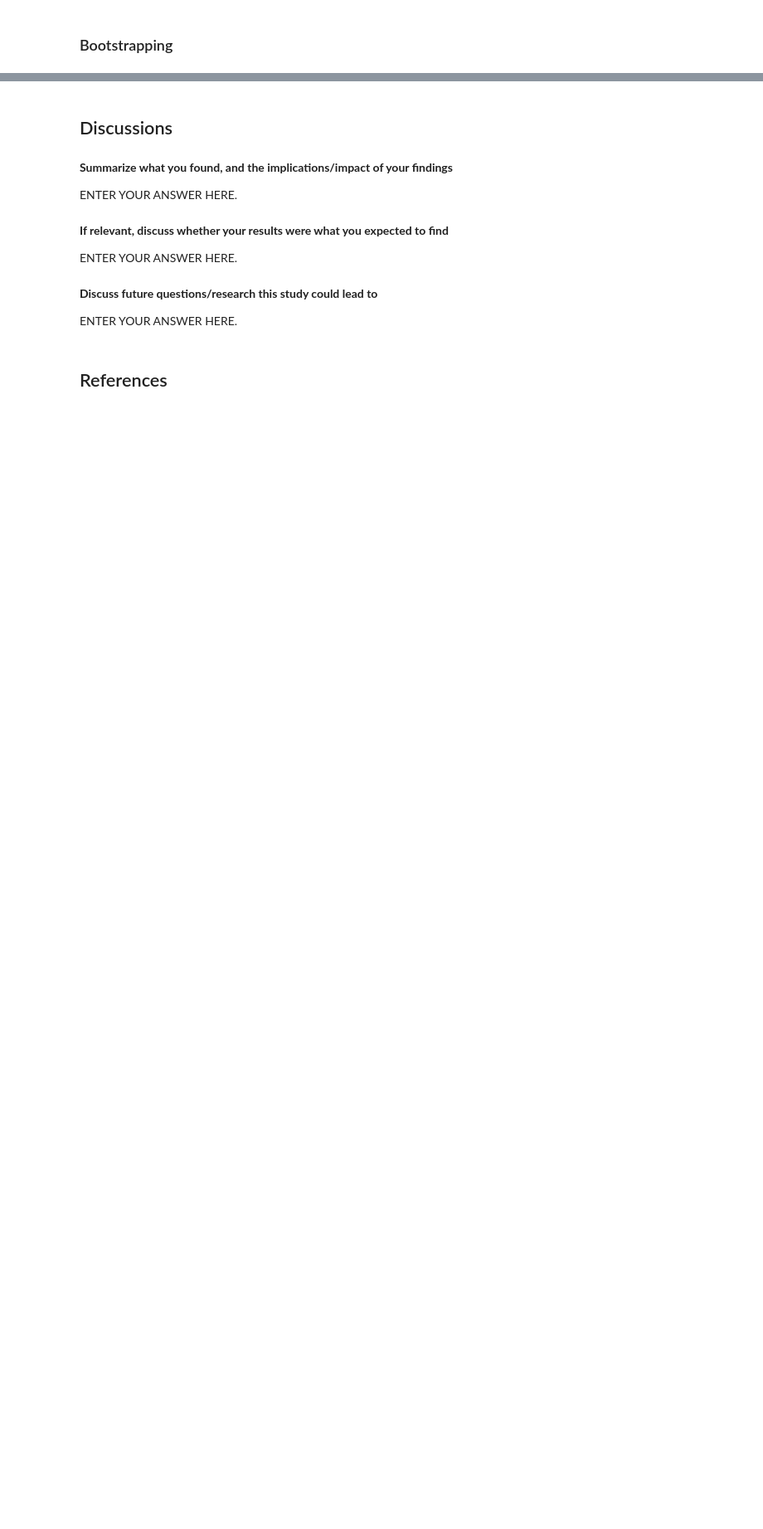
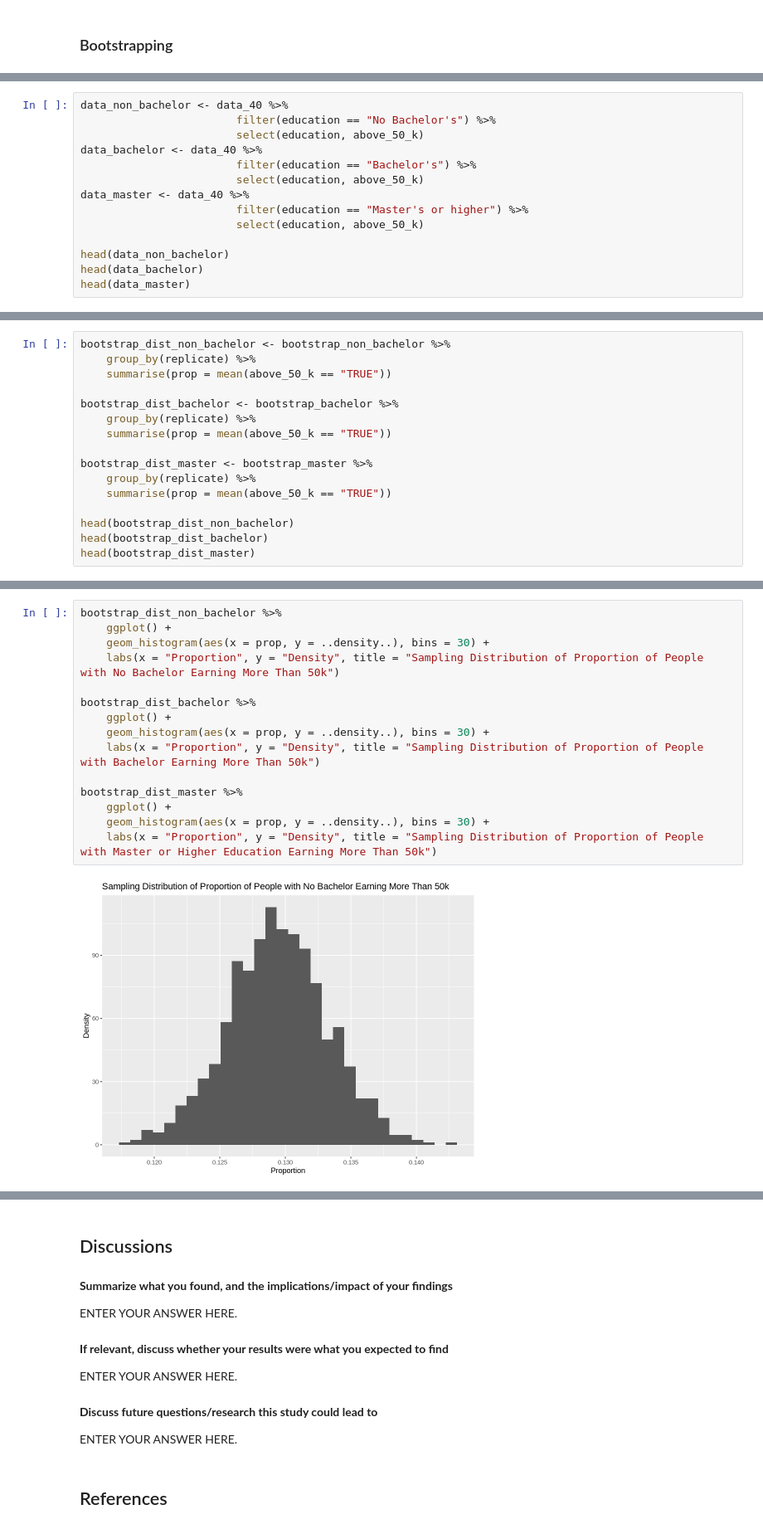
Before and after one commit to Julian-UBC/project-32, a Jupyter notebook: education_income.ipynb, the cells around one changed output, grey strips where cells are left out. Shown at 83% size. Saved outputs shown, nothing was run; the diff lists cells and outputs as text; blank space fills up the shorter version.

Commit message:
Create the bootstrap method

```diff
--- a/education_income.ipynb
+++ b/education_income.ipynb
@@ -354,0 +304,14 @@ Warning message:
+# %%
+data_non_bachelor <- data_40 %>%
+                        filter(education == "No Bachelor's") %>%
+                        select(education, above_50_k)
+data_bachelor <- data_40 %>%
+                        filter(education == "Bachelor's") %>%
+                        select(education, above_50_k)
+data_master <- data_40 %>%
+                        filter(education == "Master's or higher") %>%
+                        select(education, above_50_k)
+
+head(data_non_bachelor)
+head(data_bachelor)
+head(data_master)
@@ -354,0 +393,16 @@ Warning message:
+# %%
+bootstrap_dist_non_bachelor <- bootstrap_non_bachelor %>%
+    group_by(replicate) %>%
+    summarise(prop = mean(above_50_k == "TRUE"))
+
+bootstrap_dist_bachelor <- bootstrap_bachelor %>%
+    group_by(replicate) %>%
+    summarise(prop = mean(above_50_k == "TRUE"))
+
+bootstrap_dist_master <- bootstrap_master %>%
+    group_by(replicate) %>%
+    summarise(prop = mean(above_50_k == "TRUE"))
+
+head(bootstrap_dist_non_bachelor)
+head(bootstrap_dist_bachelor)
+head(bootstrap_dist_master)
@@ -354,0 +439,17 @@ Warning message:
+# %%
+bootstrap_dist_non_bachelor %>%
+    ggplot() +
+    geom_histogram(aes(x = prop, y = ..density..), bins = 30) +
+    labs(x = "Proportion", y = "Density", title = "Sampling Distribution of Proportion of People with No Bachelor Earning More Than 50k")
+
+bootstrap_dist_bachelor %>%
+    ggplot() +
+    geom_histogram(aes(x = prop, y = ..density..), bins = 30) +
+    labs(x = "Proportion", y = "Density", title = "Sampling Distribution of Proportion of People with Bachelor Earning More Than 50k")
+
+bootstrap_dist_master %>%
+    ggplot() +
+    geom_histogram(aes(x = prop, y = ..density..), bins = 30) +
+    labs(x = "Proportion", y = "Density", title = "Sampling Distribution of Proportion of People with Master or Higher Education Earning More Than 50k")
+# %% [output]
+[figure, added]
```
Also changed, not shown: parts of 20 cells of this notebook.
